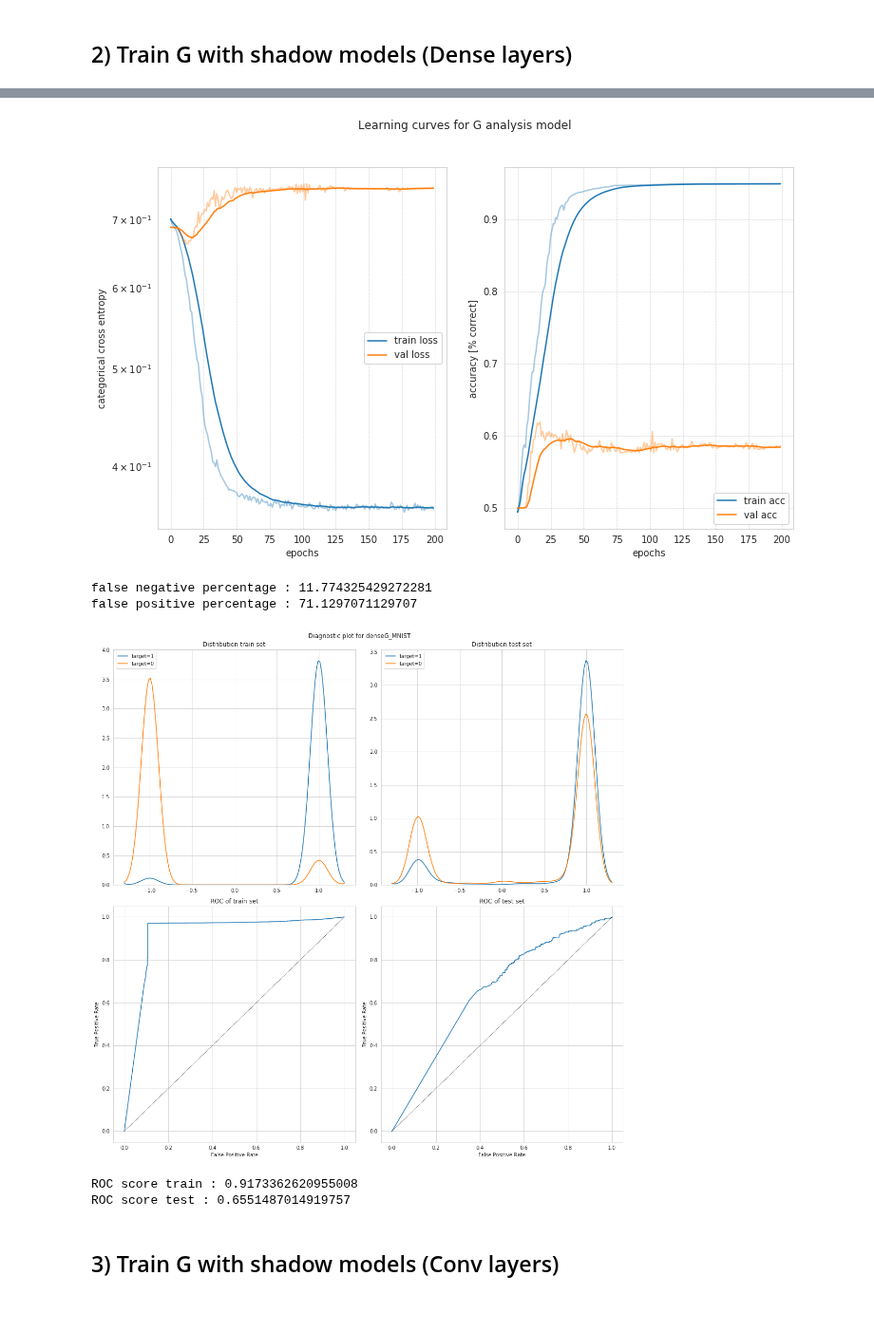
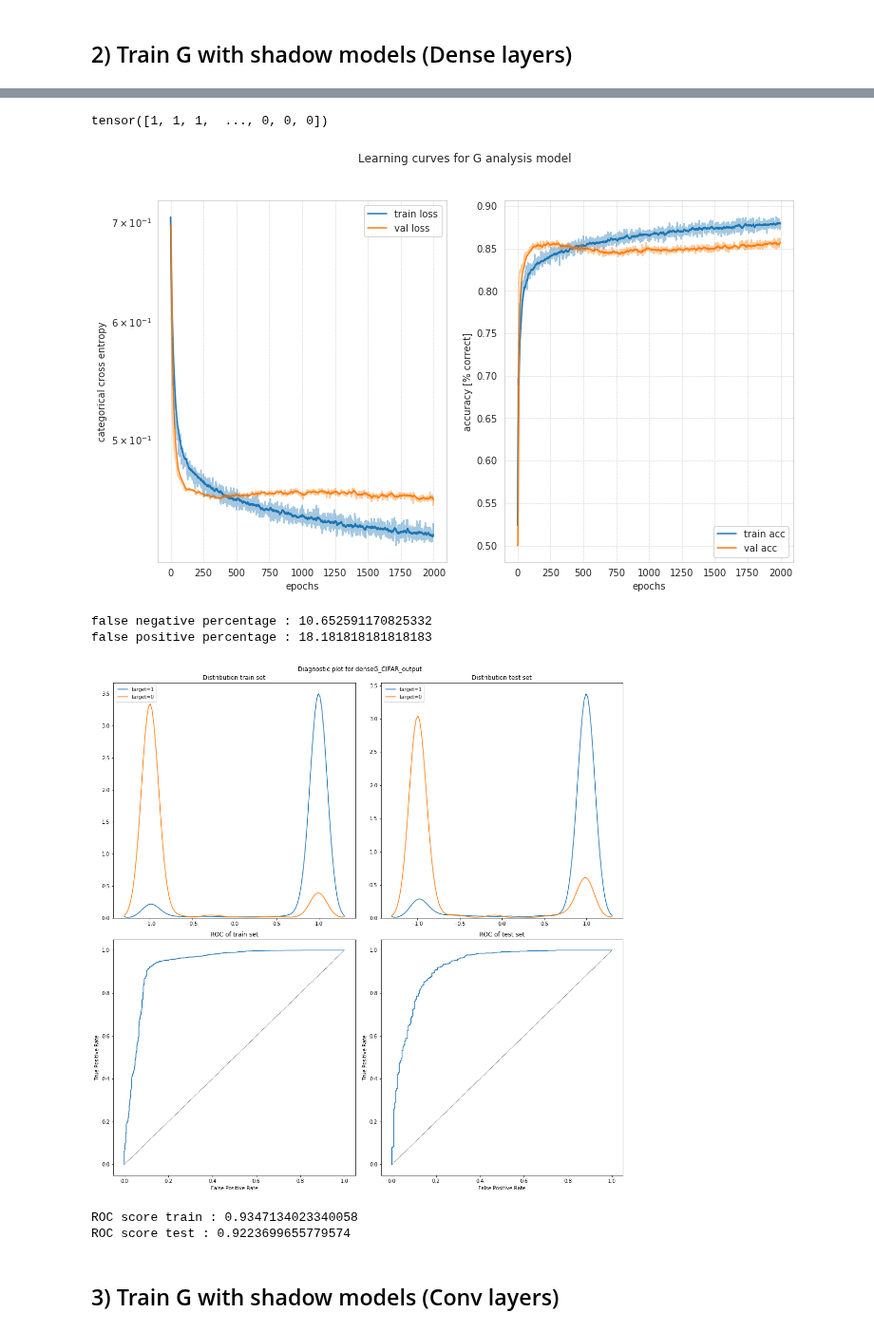
Before and after one commit to palexlee/DeepWololo, a Jupyter notebook: presentation_notebook.ipynb, the cells around one changed output, grey strips where cells are left out. Shown at 95% size. Cells and saved outputs as stored; diff of their text form; code cells hidden in the pictures.

Commit message:
clean run cifar and net renaming

```diff
--- a/presentation_notebook.ipynb
+++ b/presentation_notebook.ipynb
@@ -216,4 +238,4 @@ def small_denseG(vector_size):
     )
     return model
 # %%
-sufix = "denseG_MNIST_output"
+sufix = "denseG_CIFAR_output"
@@ -255,16 +282,23 @@ CRITICAL:root:Cannot load caffe2.python. Error: /opt/pytorch/pytorch/torch/lib/p
+# %%
+#def backtest
+with torch.no_grad():
+    shadow_modelG.eval()
+    g_shadow_test_dataset[1]
+# %% [output]
+tensor([1, 1, 1,  ..., 0, 0, 0])
 # %%
 hist.plot("Learning curves for G analysis model")
 plt.savefig("G_curve_" + sufix + ".png", dpi=300, bbox_inches='tight')
 # %% [output]
-[figure, old version]
+[figure, new version]
 # %%
-diagnostic_plots(shadow_modelG, [g_shadow_train_dataset], [g_shadow_test_dataset], bw=0.1, dataset_name='denseG_MNIST',savefig=False)
+diagnostic_plots(shadow_modelG, [g_shadow_train_dataset], [g_shadow_test_dataset], bw=0.1, dataset_name=sufix,savefig=True)
 # %% [output]
-false negative percentage : 11.774325429272281
-false positive percentage : 71.1297071129707
+false negative percentage : 10.652591170825332
+false positive percentage : 18.181818181818183
-[figure, old version]
+[figure, new version]
-ROC score train : 0.9173362620955008
-ROC score test : 0.6551487014919757
+ROC score train : 0.9347134023340058
+ROC score test : 0.9223699655779574
 # %% [markdown]
 ## 3) Train G with shadow models (Conv layers)
 # %%
```
Also changed, not shown: parts of 34 cells of this notebook, 1 other file.
